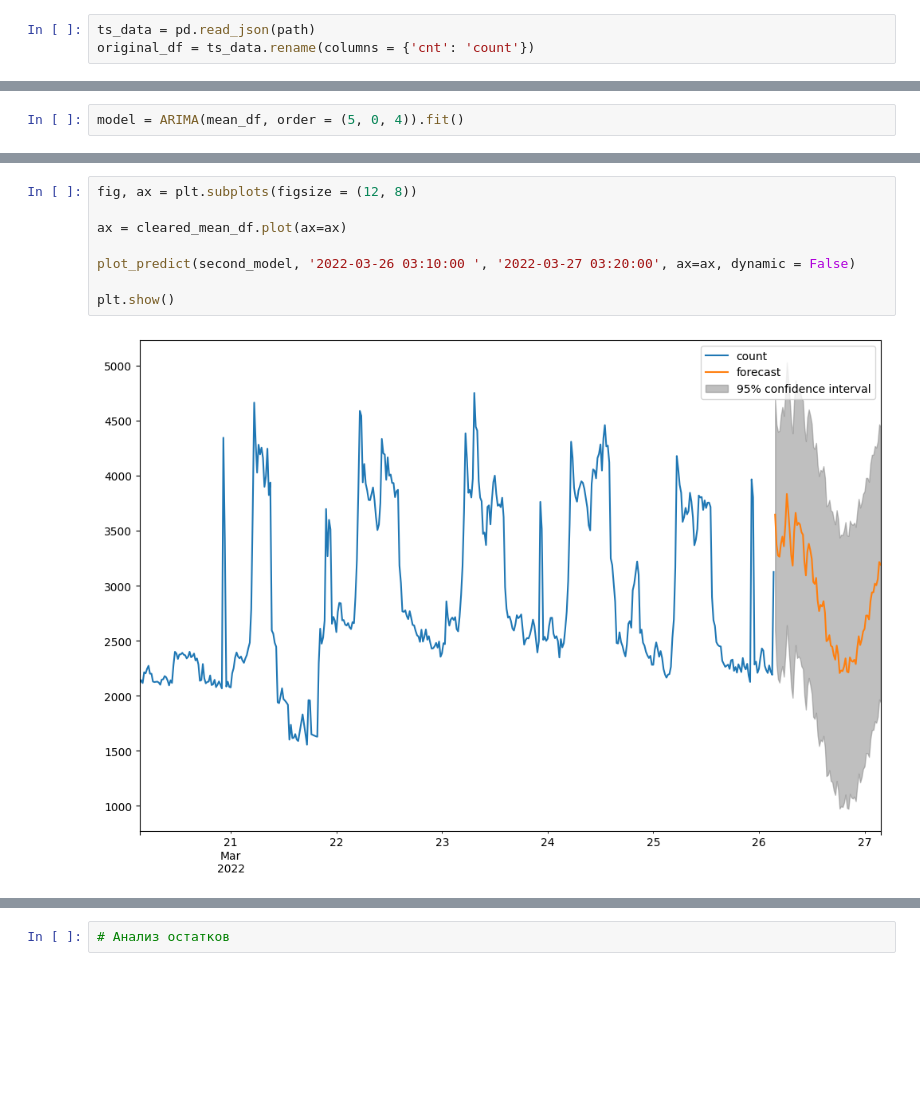
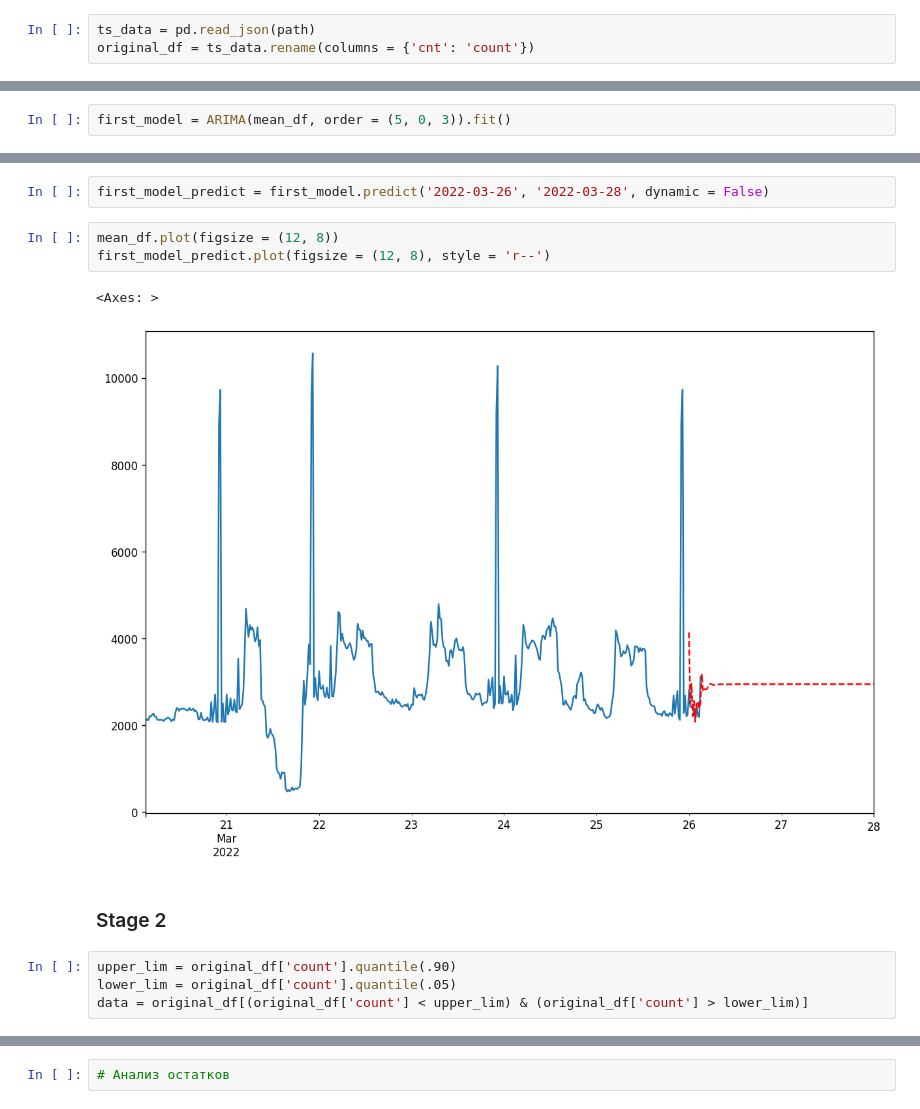
Before and after one commit to keiDoom/Projects-, a Jupyter notebook: Innostage_5/Innostage Task 5 - ARIMA model. Time series analys..ipynb, the cells around one changed output, grey strips where cells are left out. Drawn from its saved outputs; the diff is of its cells as text; blank space fills up the shorter version.

```diff
--- a/Innostage_5/Innostage Task 5 - ARIMA model. Time series analys..ipynb
+++ b/Innostage_5/Innostage Task 5 - ARIMA model. Time series analys..ipynb
@@ -89,3 +127,3 @@ d = 0**
 # %%
-model = ARIMA(mean_df, order = (5, 0, 4)).fit()
+first_model = ARIMA(mean_df, order = (5, 0, 3)).fit()
 # %%
@@ -178,10 +159,14 @@ Warnings:
-# %%
-fig, ax = plt.subplots(figsize = (12, 8))
-
-ax = cleared_mean_df.plot(ax=ax)
-
-plot_predict(second_model, '2022-03-26 03:10:00 ', '2022-03-27 03:20:00', ax=ax, dynamic = False)
-
-plt.show()
-# %% [output]
-[figure, removed]
+# %%
+first_model_predict = first_model.predict('2022-03-26', '2022-03-28', dynamic = False)
+# %%
+mean_df.plot(figsize = (12, 8))
+first_model_predict.plot(figsize = (12, 8), style = 'r--')
+# %% [output]
+<Axes: >
+[figure, added]
+# %% [markdown]
+### Stage 2
+# %%
+upper_lim = original_df['count'].quantile(.90)
+lower_lim = original_df['count'].quantile(.05)
+data = original_df[(original_df['count'] < upper_lim) & (original_df['count'] > lower_lim)]
```
Also changed, not shown: parts of 38 cells of this notebook.
